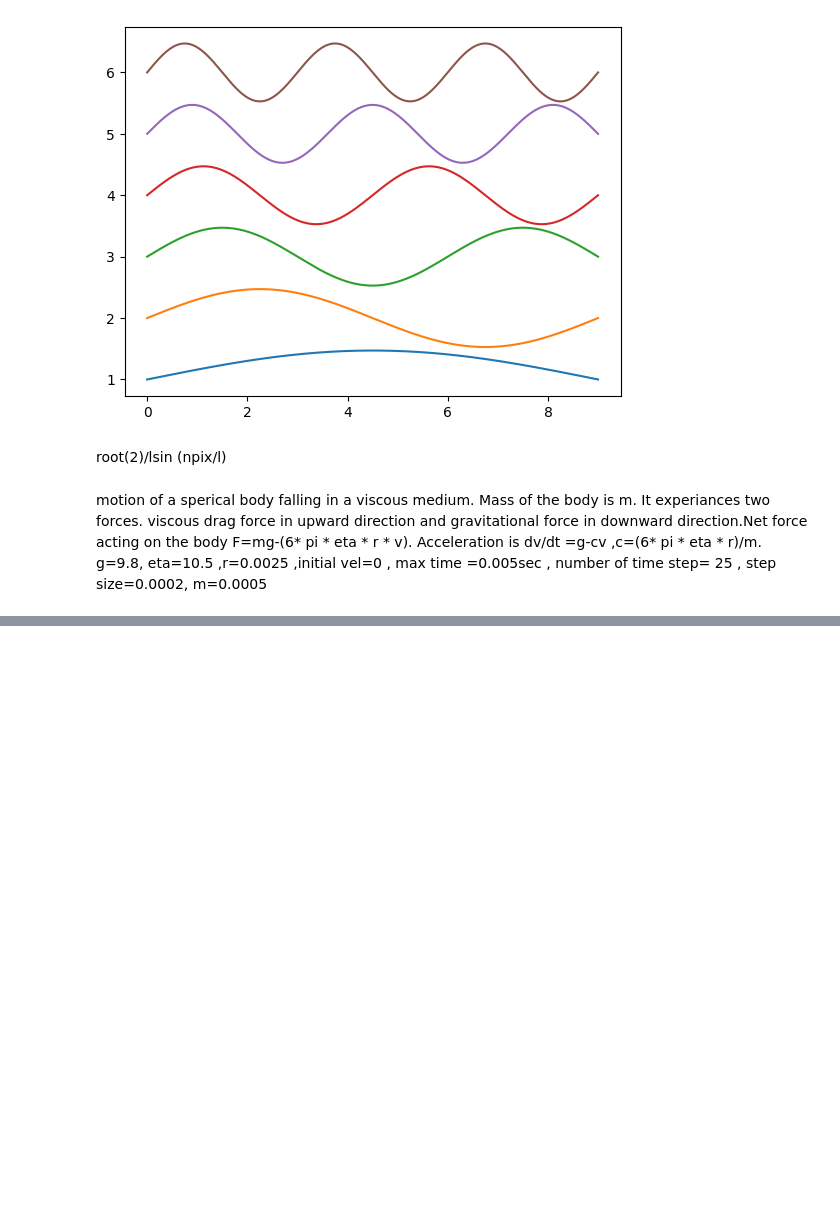
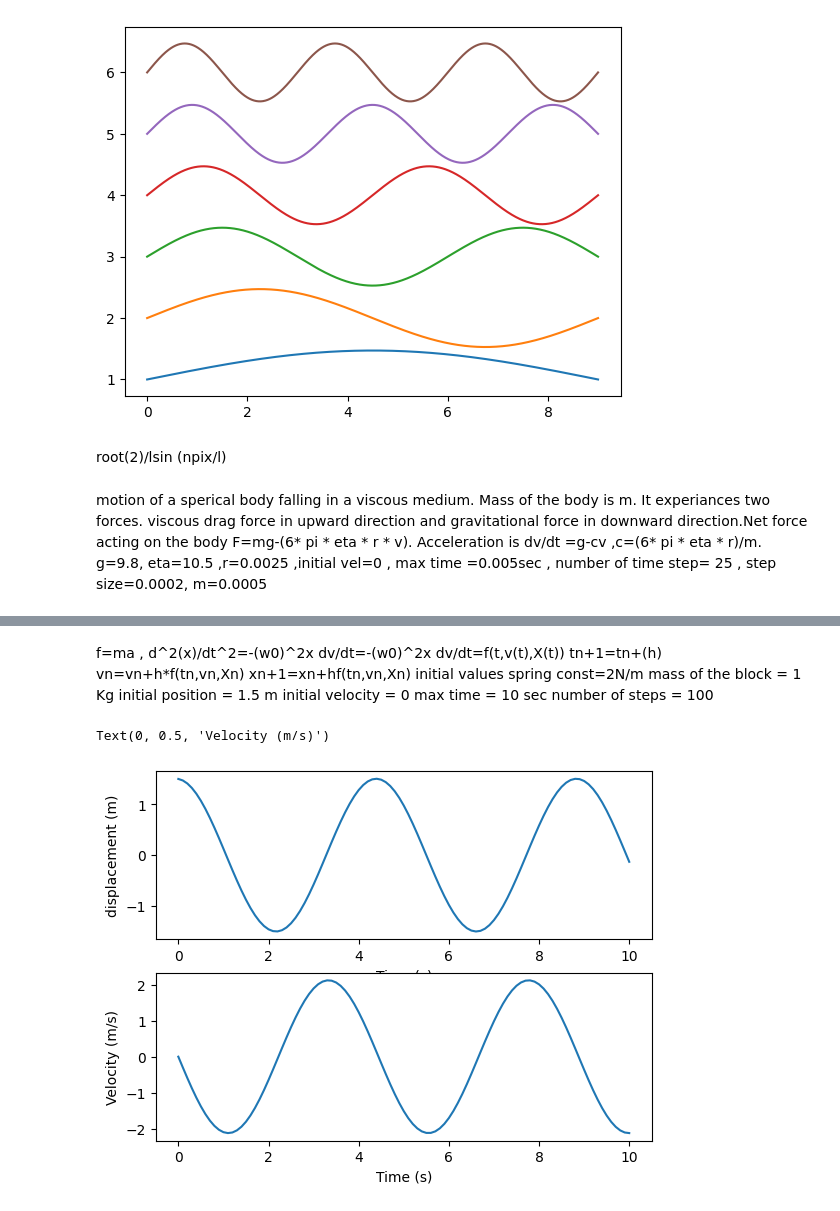
Before and after one commit to AbhinavKP01/Chatapp, a Jupyter notebook: simulation_lab.ipynb, the cells around one changed output, grey strips where cells are left out. Cells and saved outputs as stored; diff of their text form; code cells hidden in the pictures; blank space fills up the shorter version.

```diff
--- a/simulation_lab.ipynb
+++ b/simulation_lab.ipynb
@@ -65,2 +66,47 @@ For time  0.0048000000000000004
 Text(0, 0.5, 'Velocity (m/s)')
 [figure]
+# %% [markdown]
+f=ma , d^2(x)/dt^2=-(w0)^2x
+dv/dt=-(w0)^2x
+dv/dt=f(t,v(t),X(t))
+tn+1=tn+(h)
+vn=vn+h*f(tn,vn,Xn)
+xn+1=xn+hf(tn,vn,Xn)
+initial values
+spring const=2N/m
+mass of the block = 1 Kg
+initial position = 1.5 m
+initial velocity = 0
+max time = 10  sec
+number of steps = 100
+# %%
+import numpy as np
+import matplotlib.pyplot as p
+k=2
+m=1
+tmax=10
+v=0
+x=1.5
+tsize=10/100
+X=[]
+V=[]
+A=[]
+T=np.arange(0,10.1,0.1)
+for t in T:
+  X.append(x)
+  V.append(v)
+  a=(((-k)*x)/m)
+  A.append(a)
+  v=v+(a*tsize)
+  x=x+(v*tsize)
+p.subplot(2,1,1)
+p.plot(T,X)
+p.xlabel("Time (s)")
+p.ylabel("displacement (m)")
+p.subplot(2,1,2)
+p.plot(T,V)
+p.xlabel("Time (s)")
+p.ylabel("Velocity (m/s)")
+# %% [output]
+Text(0, 0.5, 'Velocity (m/s)')
+[figure, added]
```
Also changed, not shown: parts of 1 cell of this notebook.
